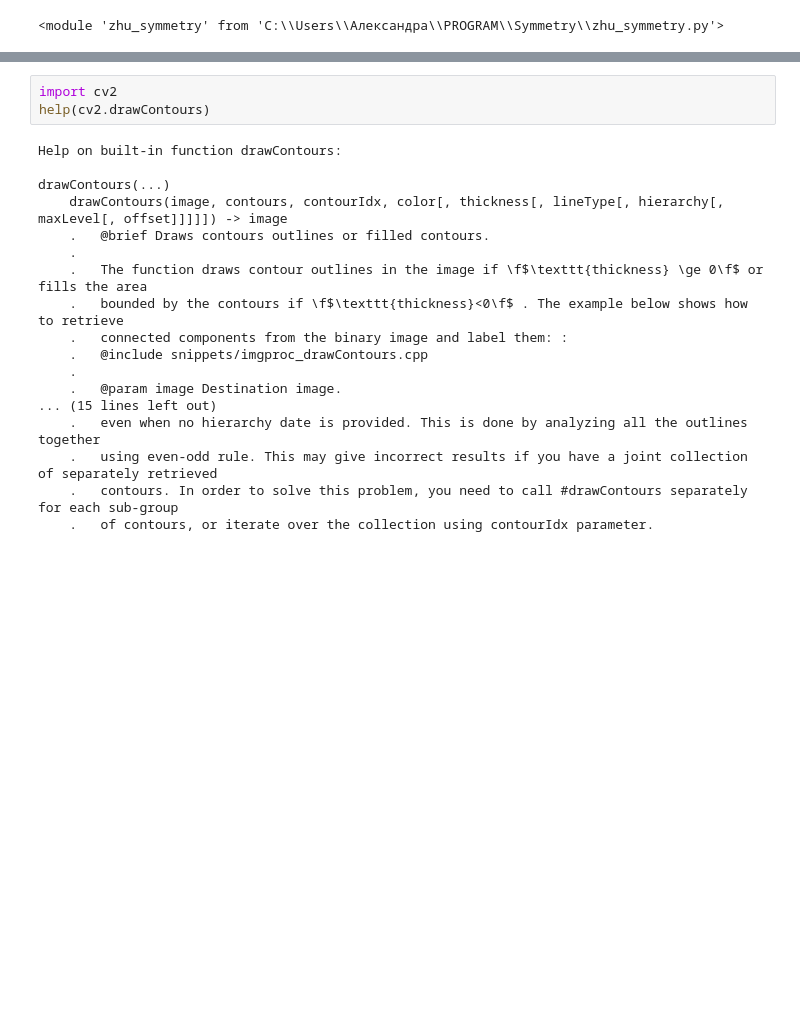
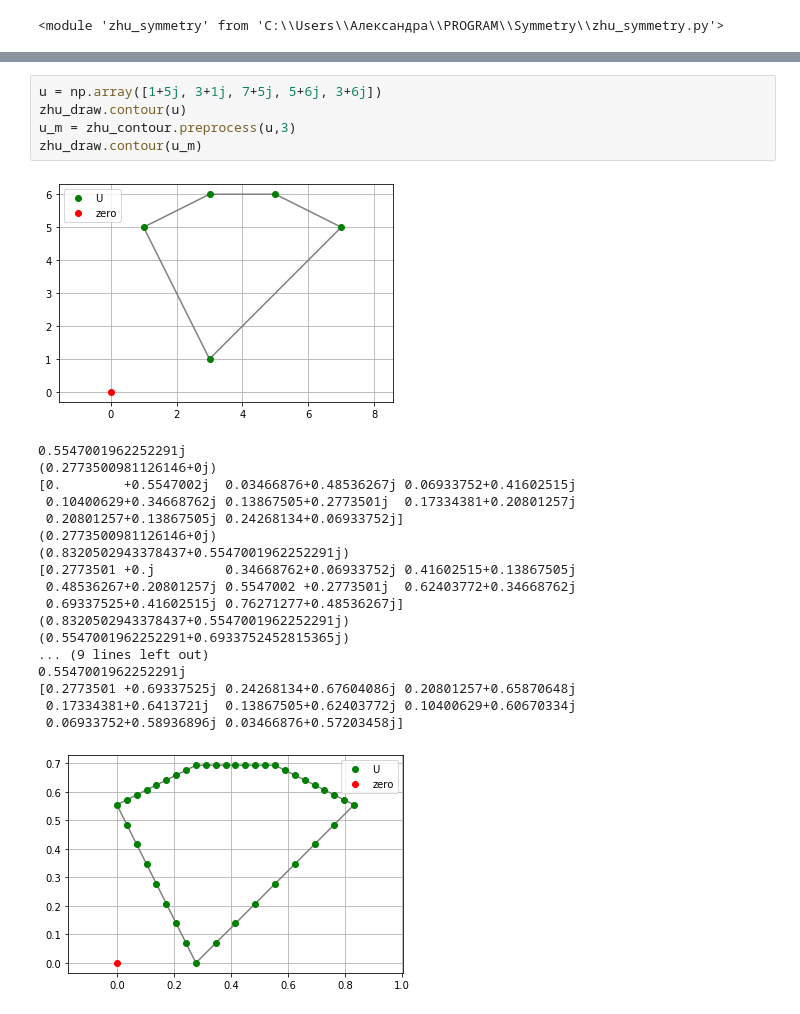
Before and after one commit to 1alexandra/mirror-symmetry, a Jupyter notebook: sym.ipynb, the cells around one changed output, grey strips where cells are left out. Cells and saved outputs as stored; diff of their text form; blank space fills up the shorter version.

Commit message:
contour preprocess

```diff
--- a/sym.ipynb
+++ b/sym.ipynb
@@ -70,21 +45,25 @@ for g in f, f1, f2:
-# %%
-import cv2
-help(cv2.drawContours)
-# %% [output]
-Help on built-in function drawContours:
-
-drawContours(...)
-    drawContours(image, contours, contourIdx, color[, thickness[, lineType[, hierarchy[, maxLevel[, offset]]]]]) -> image
-    .   @brief Draws contours outlines or filled contours.
-    .
-    .   The function draws contour outlines in the image if \f$\texttt{thickness} \ge 0\f$ or fills the area
-    .   bounded by the contours if \f$\texttt{thickness}<0\f$ . The example below shows how to retrieve
-    .   connected components from the binary image and label them: :
-    .   @include snippets/imgproc_drawContours.cpp
-    .
-    .   @param image Destination image.
-... (15 lines left out)
-    .   even when no hierarchy date is provided. This is done by analyzing all the outlines together
-    .   using even-odd rule. This may give incorrect results if you have a joint collection of separately retrieved
-    .   contours. In order to solve this problem, you need to call #drawContours separately for each sub-group
-    .   of contours, or iterate over the collection using contourIdx parameter.
+# %%
+u = np.array([1+5j, 3+1j, 7+5j, 5+6j, 3+6j])
+zhu_draw.contour(u)
+u_m = zhu_contour.preprocess(u,3)
+zhu_draw.contour(u_m)
+# %% [output]
+[figure, added]
+0.5547001962252291j
+(0.2773500981126146+0j)
+[0.        +0.5547002j  0.03466876+0.48536267j 0.06933752+0.41602515j
+ 0.10400629+0.34668762j 0.13867505+0.2773501j  0.17334381+0.20801257j
+ 0.20801257+0.13867505j 0.24268134+0.06933752j]
+(0.2773500981126146+0j)
+(0.8320502943378437+0.5547001962252291j)
+[0.2773501 +0.j         0.34668762+0.06933752j 0.41602515+0.13867505j
+ 0.48536267+0.20801257j 0.5547002 +0.2773501j  0.62403772+0.34668762j
+ 0.69337525+0.41602515j 0.76271277+0.48536267j]
+(0.8320502943378437+0.5547001962252291j)
+(0.5547001962252291+0.6933752452815365j)
+... (9 lines left out)
+0.5547001962252291j
+[0.2773501 +0.69337525j 0.24268134+0.67604086j 0.20801257+0.65870648j
+ 0.17334381+0.6413721j  0.13867505+0.62403772j 0.10400629+0.60670334j
+ 0.06933752+0.58936896j 0.03466876+0.57203458j]
+[figure, added]
```
Also changed, not shown: parts of 2 cells of this notebook, 2 other files.
